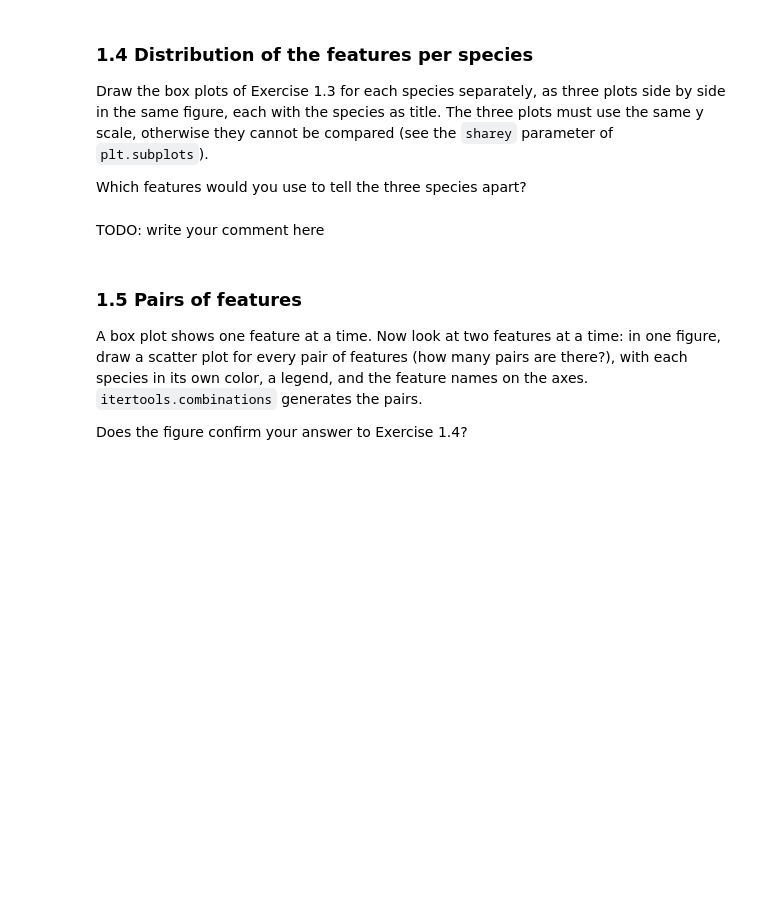
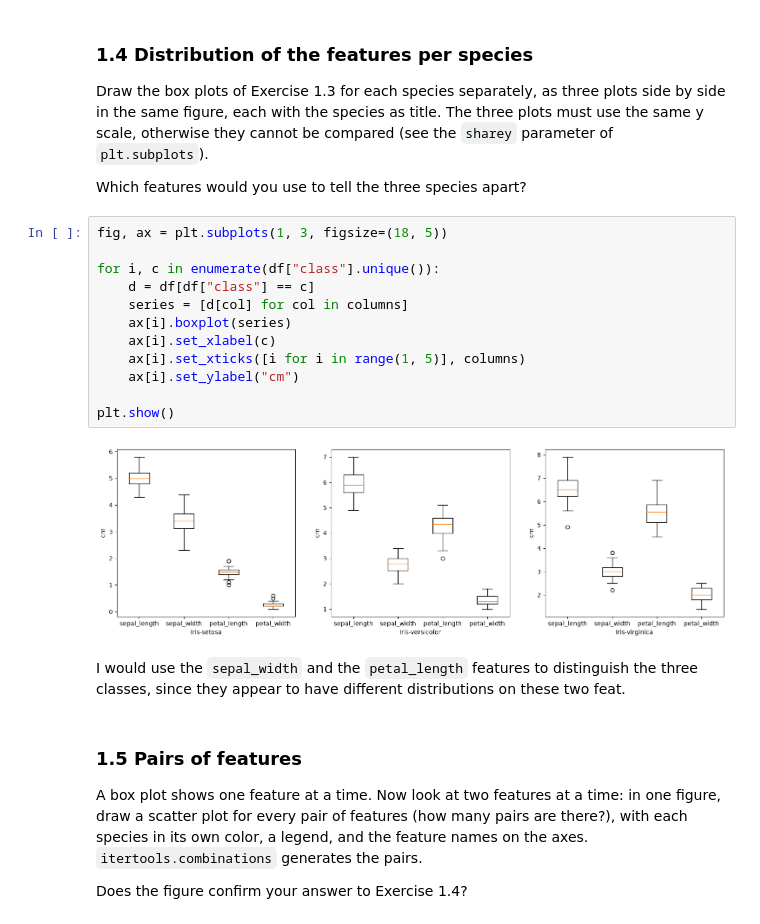
Before and after one commit to lentscode/ml4n-python, a Jupyter notebook: labs/lab2_numpy_and_pandas/lab2_numpy_and_pandas.ipynb, the cells around one changed output. Saved outputs shown, nothing was run; the diff lists cells and outputs as text; blank space fills up the shorter version.

```diff
--- a/labs/lab2_numpy_and_pandas/lab2_numpy_and_pandas.ipynb
+++ b/labs/lab2_numpy_and_pandas/lab2_numpy_and_pandas.ipynb
@@ -86,8 +142,22 @@ In one figure, draw a box plot of each of the 4 features, with the feature names
 Draw the box plots of Exercise 1.3 for each species separately, as three plots side by side in the same figure, each with the species as title. The three plots must use the same y scale, otherwise they cannot be compared (see the `sharey` parameter of `plt.subplots`).
 
 Which features would you use to tell the three species apart?
+# %%
+fig, ax = plt.subplots(1, 3, figsize=(18, 5))
+
+for i, c in enumerate(df["class"].unique()):
+    d = df[df["class"] == c]
+    series = [d[col] for col in columns]
+    ax[i].boxplot(series)
+    ax[i].set_xlabel(c)
+    ax[i].set_xticks([i for i in range(1, 5)], columns)
+    ax[i].set_ylabel("cm")
+
+plt.show()
+# %% [output]
+[figure, added]
 # %% [markdown]
-TODO: write your comment here
+I would use the `sepal_width` and the `petal_length` features to distinguish the three classes, since they appear to have different distributions on these two feat.
 # %% [markdown]
 ### 1.5 Pairs of features
 A box plot shows one feature at a time. Now look at two features at a time: in one figure, draw a scatter plot for every pair of features (how many pairs are there?), with each species in its own color, a legend, and the feature names on the axes. `itertools.combinations` generates the pairs.
```
Also changed, not shown: parts of 10 cells of this notebook, 1 other file.
